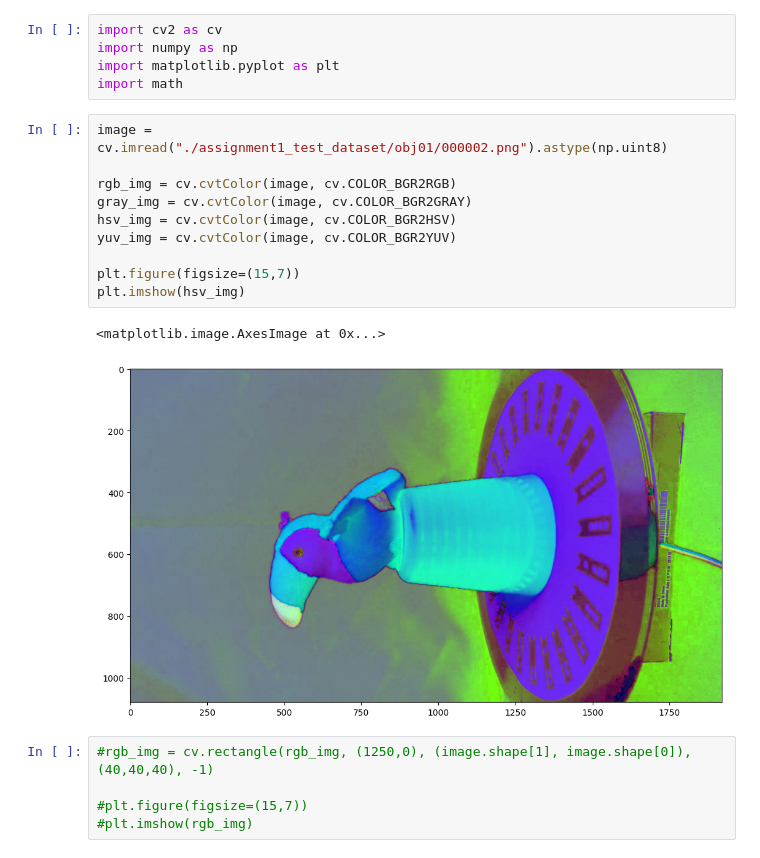
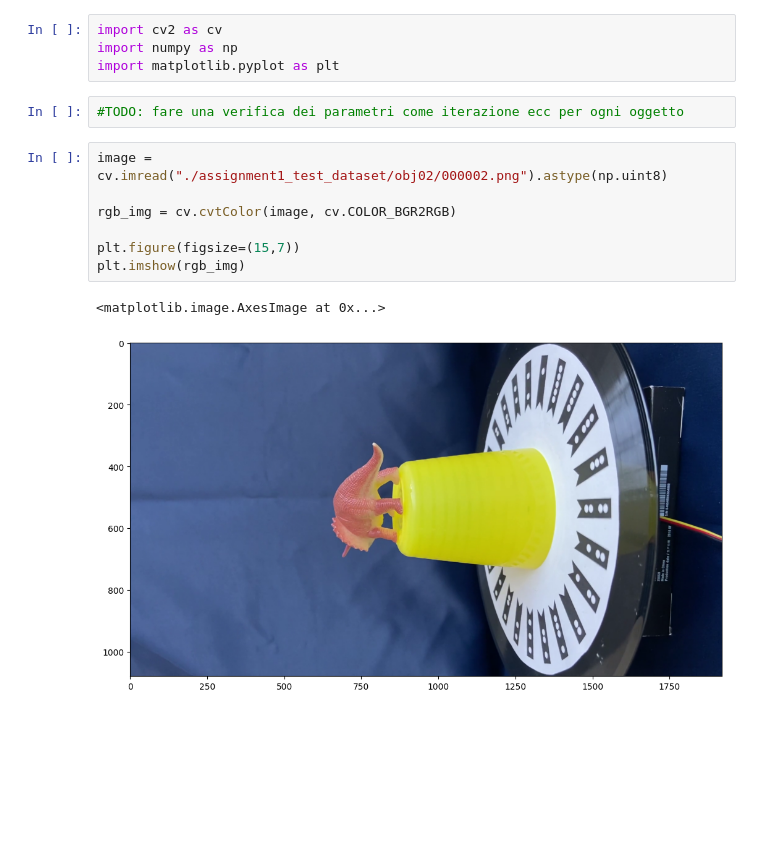
Before and after one commit to zuliani99/Geometric_3D_Computer_Vision_Project, a Jupyter notebook: Assignment1/assignment1 copy.ipynb, the cells around one changed output. Drawn from its saved outputs; the diff is of its cells as text; blank space fills up the shorter version.

Commit message:
ASSIGNMENT1 done more or less

```diff
--- a/Assignment1/assignment1 copy.ipynb
+++ b/Assignment1/assignment1 copy.ipynb
@@ -2,25 +2,18 @@
 import cv2 as cv
 import numpy as np
 import matplotlib.pyplot as plt
-import math
+# %%
+#TODO: fare una verifica dei parametri come iterazione ecc per ogni oggetto
 # %%
-image = cv.imread("./assignment1_test_dataset/obj01/000002.png").astype(np.uint8)
+image = cv.imread("./assignment1_test_dataset/obj02/000002.png").astype(np.uint8)
 
 rgb_img = cv.cvtColor(image, cv.COLOR_BGR2RGB)
-gray_img = cv.cvtColor(image, cv.COLOR_BGR2GRAY)
-hsv_img = cv.cvtColor(image, cv.COLOR_BGR2HSV)
-yuv_img = cv.cvtColor(image, cv.COLOR_BGR2YUV)
 
 plt.figure(figsize=(15,7))
-plt.imshow(hsv_img)
+plt.imshow(rgb_img)
 # %% [output]
 <matplotlib.image.AxesImage at 0x...>
-[figure, old version]
+[figure, new version]
-# %%
-#rgb_img = cv.rectangle(rgb_img, (1250,0), (image.shape[1], image.shape[0]), (40,40,40), -1)
-
-#plt.figure(figsize=(15,7))
-#plt.imshow(rgb_img)
 # %%
 lab = cv.cvtColor(rgb_img, cv.COLOR_RGB2LAB)
 l_channel, a, b = cv.split(lab)
```
Also changed, not shown: parts of 6 cells of this notebook.
